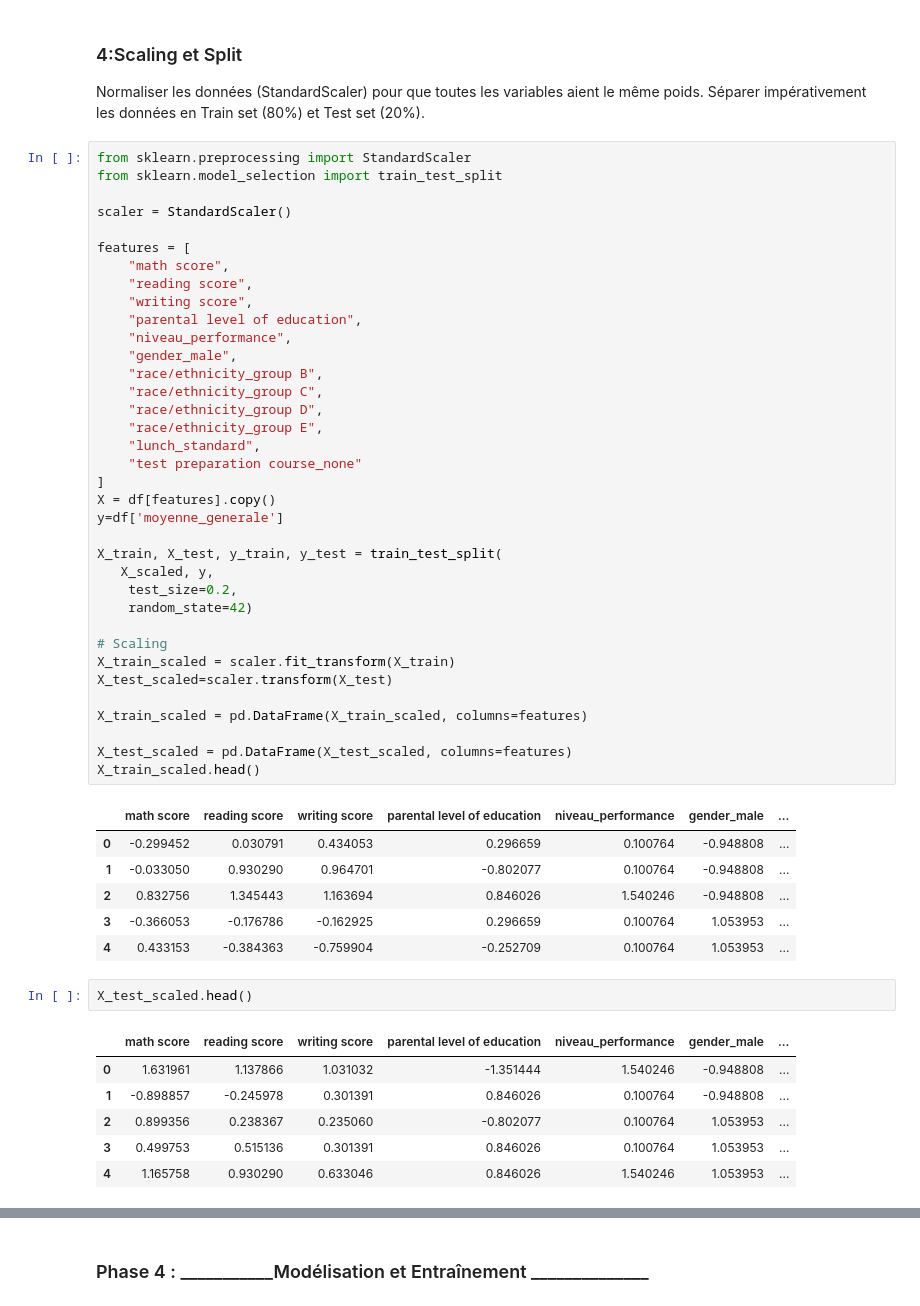
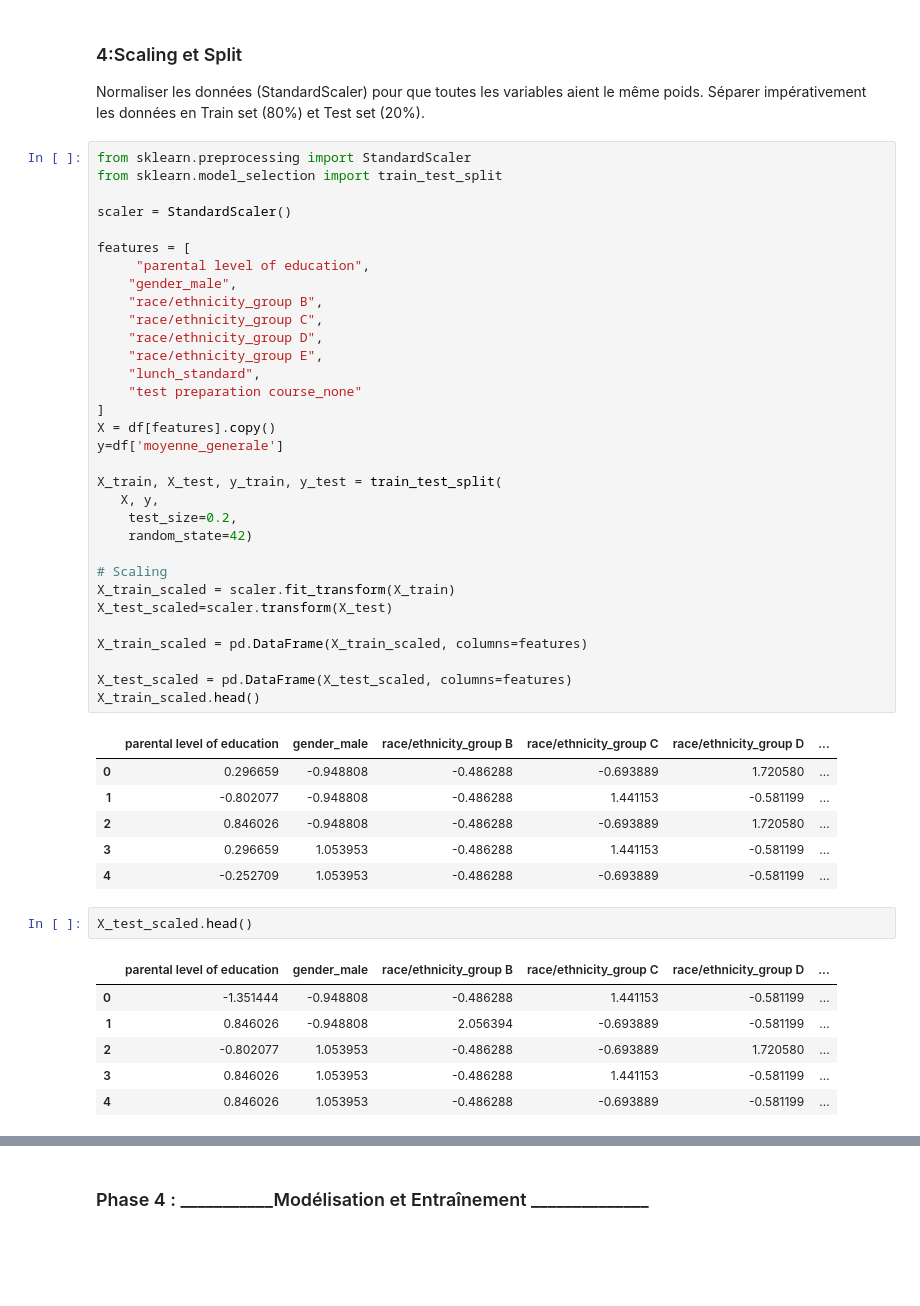
Before and after one commit to zelkadiri603-lang/mini_projet_ML, a Jupyter notebook: ML.ipynb, the cells around one changed output, grey strips where cells are left out. Drawn from its saved outputs; the diff is of its cells as text; blank space fills up the shorter version.

```diff
--- a/ML.ipynb
+++ b/ML.ipynb
@@ -458,54 +458,50 @@ Séparer impérativement les données en Train set (80%) et Test set (20%).
 from sklearn.preprocessing import StandardScaler
 from sklearn.model_selection import train_test_split
 
 scaler = StandardScaler()
 
 features = [
-    "math score",
-    "reading score",
-    "writing score",
-    "parental level of education",
-    "niveau_performance",
+     "parental level of education",
     "gender_male",
     "race/ethnicity_group B",
     "race/ethnicity_group C",
     "race/ethnicity_group D",
     "race/ethnicity_group E",
     "lunch_standard",
     "test preparation course_none"
 ]
 X = df[features].copy()
 y=df['moyenne_generale']
 
 X_train, X_test, y_train, y_test = train_test_split(
-   X_scaled, y,
+   X, y,
     test_size=0.2,
     random_state=42)
 
 # Scaling
 X_train_scaled = scaler.fit_transform(X_train)
 X_test_scaled=scaler.transform(X_test)
 
 X_train_scaled = pd.DataFrame(X_train_scaled, columns=features)
 
 X_test_scaled = pd.DataFrame(X_test_scaled, columns=features)
 X_train_scaled.head()
 # %% [output]
-|  | math score | reading score | writing score | parental level of education | niveau_performance | gender_male | ... |
-| 0 | -0.299452 | 0.030791 | 0.434053 | 0.296659 | 0.100764 | -0.948808 | ... |
-| 1 | -0.033050 | 0.930290 | 0.964701 | -0.802077 | 0.100764 | -0.948808 | ... |
-| 2 | 0.832756 | 1.345443 | 1.163694 | 0.846026 | 1.540246 | -0.948808 | ... |
-| 3 | -0.366053 | -0.176786 | -0.162925 | 0.296659 | 0.100764 | 1.053953 | ... |
-| 4 | 0.433153 | -0.384363 | -0.759904 | -0.252709 | 0.100764 | 1.053953 | ... |
+|  | parental level of education | gender_male | race/ethnicity_group B | race/ethnicity_group C | race/ethnicity_group D | ... |
+| 0 | 0.296659 | -0.948808 | -0.486288 | -0.693889 | 1.720580 | ... |
+| 1 | -0.802077 | -0.948808 | -0.486288 | 1.441153 | -0.581199 | ... |
+| 2 | 0.846026 | -0.948808 | -0.486288 | -0.693889 | 1.720580 | ... |
+| 3 | 0.296659 | 1.053953 | -0.486288 | 1.441153 | -0.581199 | ... |
+| 4 | -0.252709 | 1.053953 | -0.486288 | -0.693889 | -0.581199 | ... |
 # %%
 X_test_scaled.head()
 # %% [output]
-|  | math score | reading score | writing score | parental level of education | niveau_performance | gender_male | ... |
-| 0 | 1.631961 | 1.137866 | 1.031032 | -1.351444 | 1.540246 | -0.948808 | ... |
-| 1 | -0.898857 | -0.245978 | 0.301391 | 0.846026 | 0.100764 | -0.948808 | ... |
-| 2 | 0.899356 | 0.238367 | 0.235060 | -0.802077 | 0.100764 | 1.053953 | ... |
-| 3 | 0.499753 | 0.515136 | 0.301391 | 0.846026 | 0.100764 | 1.053953 | ... |
-| 4 | 1.165758 | 0.930290 | 0.633046 | 0.846026 | 1.540246 | 1.053953 | ... |
+|  | parental level of education | gender_male | race/ethnicity_group B | race/ethnicity_group C | race/ethnicity_group D | ... |
+| 0 | -1.351444 | -0.948808 | -0.486288 | 1.441153 | -0.581199 | ... |
+| 1 | 0.846026 | -0.948808 | 2.056394 | -0.693889 | -0.581199 | ... |
+| 2 | -0.802077 | 1.053953 | -0.486288 | -0.693889 | 1.720580 | ... |
+| 3 | 0.846026 | 1.053953 | -0.486288 | 1.441153 | -0.581199 | ... |
+| 4 | 0.846026 | 1.053953 | -0.486288 | -0.693889 | -0.581199 | ... |
 # %%
 
 print("Train shape:", X_train.shape, "Test shape:", X_test.shape)
```
Also changed, not shown: parts of 11 cells of this notebook.
